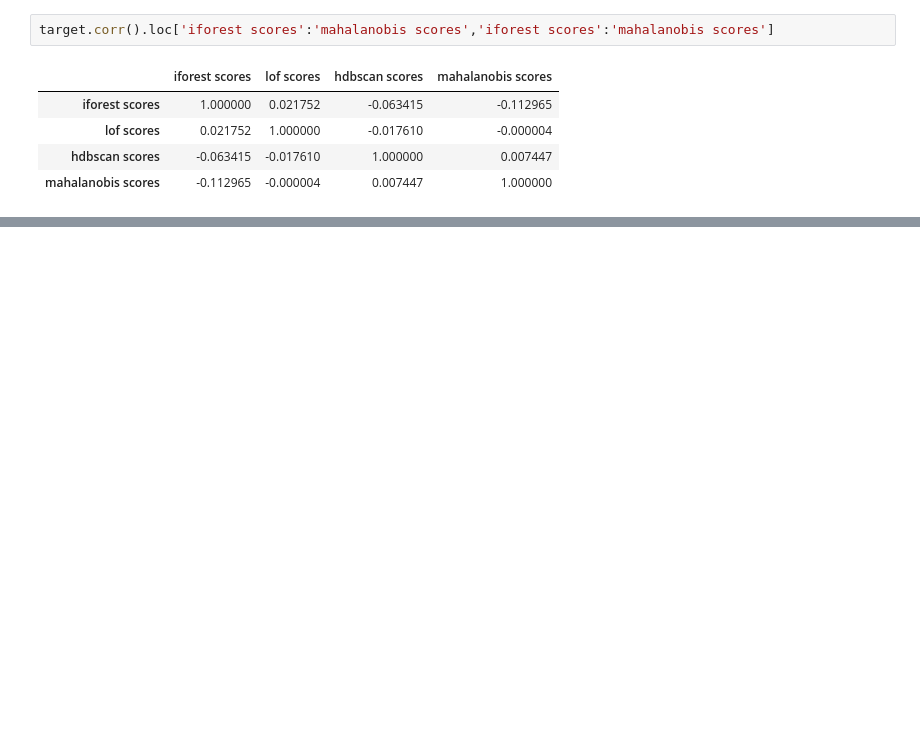
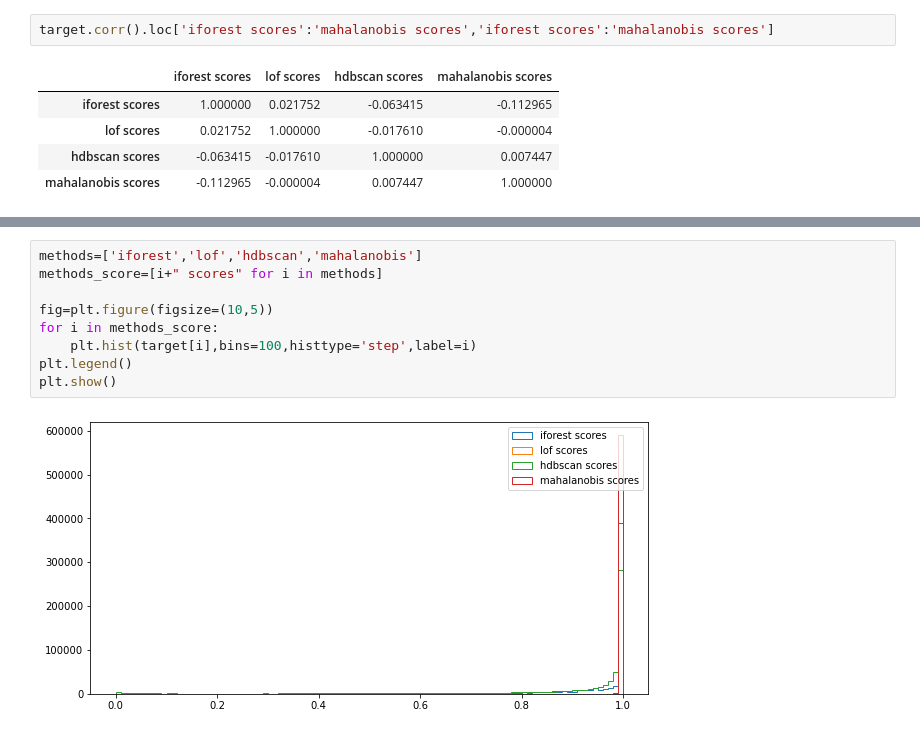
Before and after one commit to kkimlim2/outlier_detection, a Jupyter notebook: comparison.ipynb, the cells around one changed output, grey strips where cells are left out. Saved outputs shown, nothing was run; the diff lists cells and outputs as text; blank space fills up the shorter version.

```diff
--- a/comparison.ipynb
+++ b/comparison.ipynb
@@ -33,0 +70,11 @@ target.corr().loc['iforest scores':'mahalanobis scores','iforest scores':'mahala
+# %%
+methods=['iforest','lof','hdbscan','mahalanobis']
+methods_score=[i+" scores" for i in methods]
+
+fig=plt.figure(figsize=(10,5))
+for i in methods_score:
+    plt.hist(target[i],bins=100,histtype='step',label=i)
+plt.legend()
+plt.show()
+# %% [output]
+[figure, added]
```
Also changed, not shown: parts of 17 cells of this notebook.
